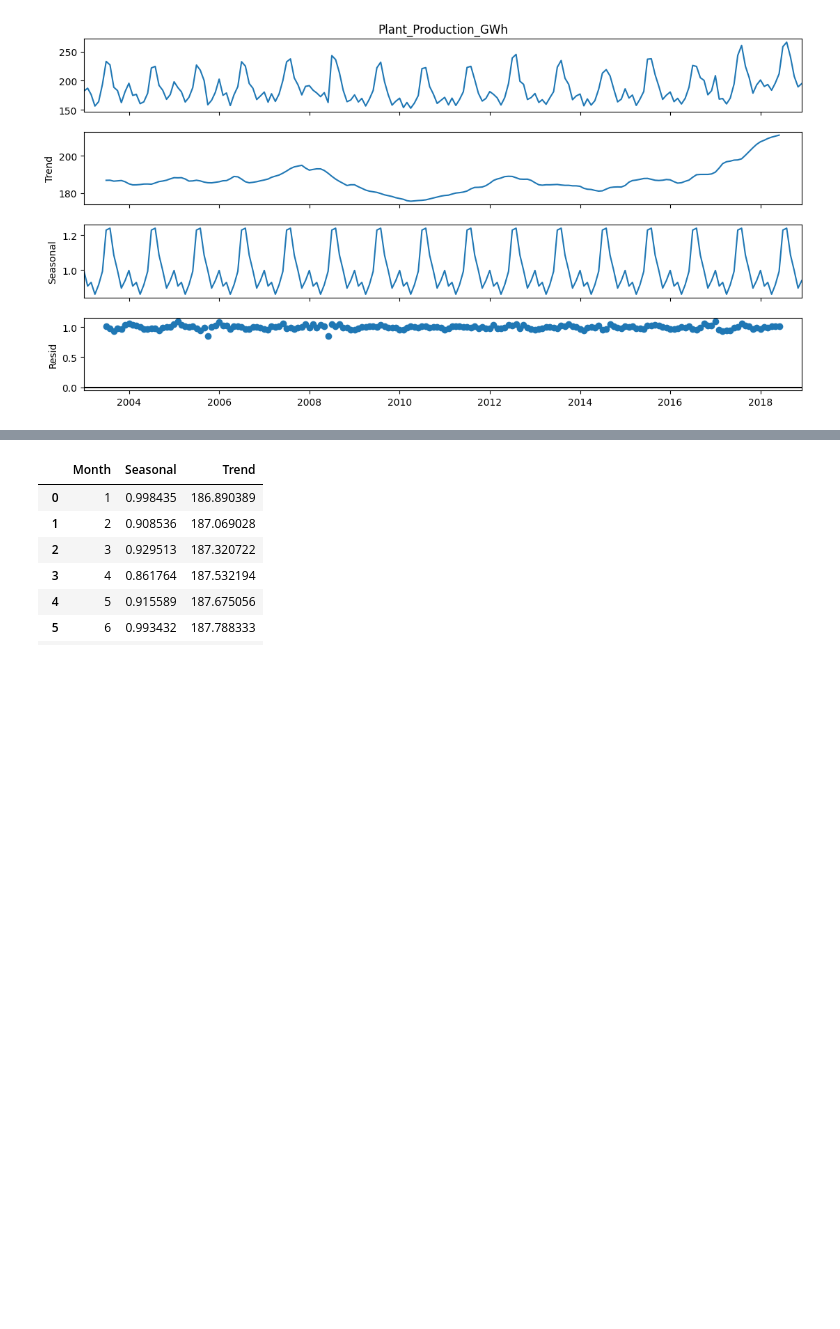
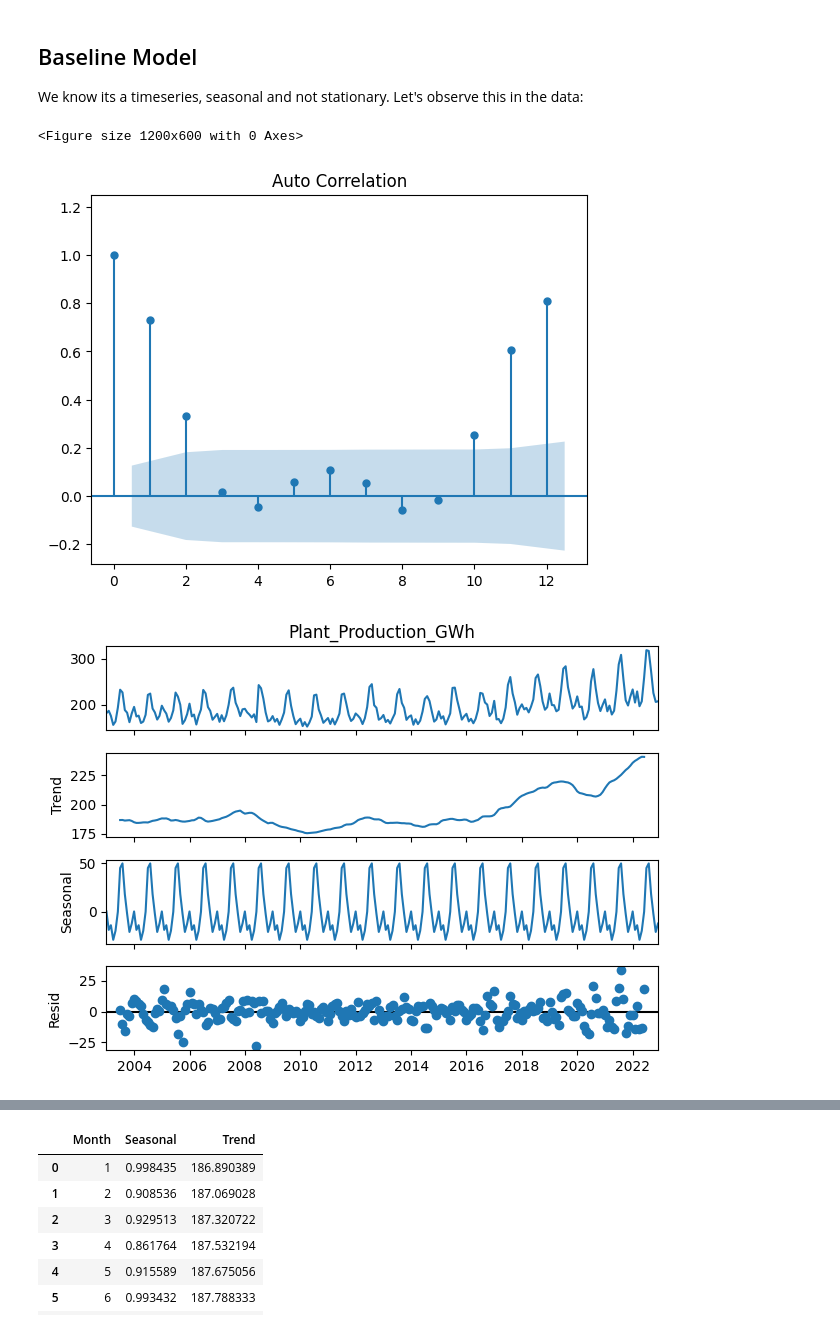
Before and after one commit to ATECO-malta/applied_ml_assignment, a Jupyter notebook: nn_model.ipynb, the cells around one changed output, grey strips where cells are left out. Cells and saved outputs as stored; diff of their text form; code cells hidden in the pictures; blank space fills up the shorter version.

Commit message:
requirements update + timeseries EDA

```diff
--- a/nn_model.ipynb
+++ b/nn_model.ipynb
@@ -53,27 +51,40 @@ Shapes: train_df: (192, 10) test_df: (48, 10)
 | 2019-10-01 | 0.39 | 215.51 | 56.06 | 15.06 | 60.46 | 13.425 | ... |
 | 2019-11-01 | 0.37 | 192.02 | 55.50 | 11.82 | 53.87 | 13.340 | ... |
 | 2019-12-01 | 0.39 | 198.80 | 33.90 | 10.48 | 55.78 | 13.255 | ... |
+# %% [markdown]
+## Baseline Model
+
+We know its a timeseries, seasonal and not stationary. Let's observe this in the data:
 # %%
+import statsmodels.api as sm
 from statsmodels.tsa.seasonal import seasonal_decompose
 
 FEATURES = [
     "Population_k",
     "tmax",
     "GDP_bln",
 ]
 TARGET = "Plant_Production_GWh"
 INDEX = "Date"
 TIME_WINDOW = 1
 LAGS = 1
 
-decomp_train_df = train_df.copy()
-decomp_train_df = decomp_train_df.rename(columns={decomp_train_df.columns[0]: INDEX})
-decomp_train_df = decomp_train_df[[INDEX, TARGET]]
-adjustment = seasonal_decompose(decomp_train_df[TARGET], model="m", period=12)
+data_ts = pd.concat([train_df[TARGET], test_df[TARGET]])
 
-fig = adjustment.plot()
-fig.set_figheight(6)
-fig.set_figwidth(12)
-fig.show()
+plt.figure(figsize=(12, 6))
+sm.graphics.tsa.plot_acf(
+    data_ts,
+    lags=LAGS * 12,
+    auto_ylims=True,
+    title="Auto Correlation",
+)
+
+a_season = seasonal_decompose(data_ts, model="a", period=12)
+m_season = seasonal_decompose(data_ts, model="m", period=12)
+fig = a_season.plot()
+fig = m_season.plot()
+plt.show()
 # %% [output]
+<Figure size 1200x600 with 0 Axes>
-[figure, old version]
+[figure, new version]
+[figure, added]
```
Also changed, not shown: parts of 16 cells of this notebook, 3 other files.
